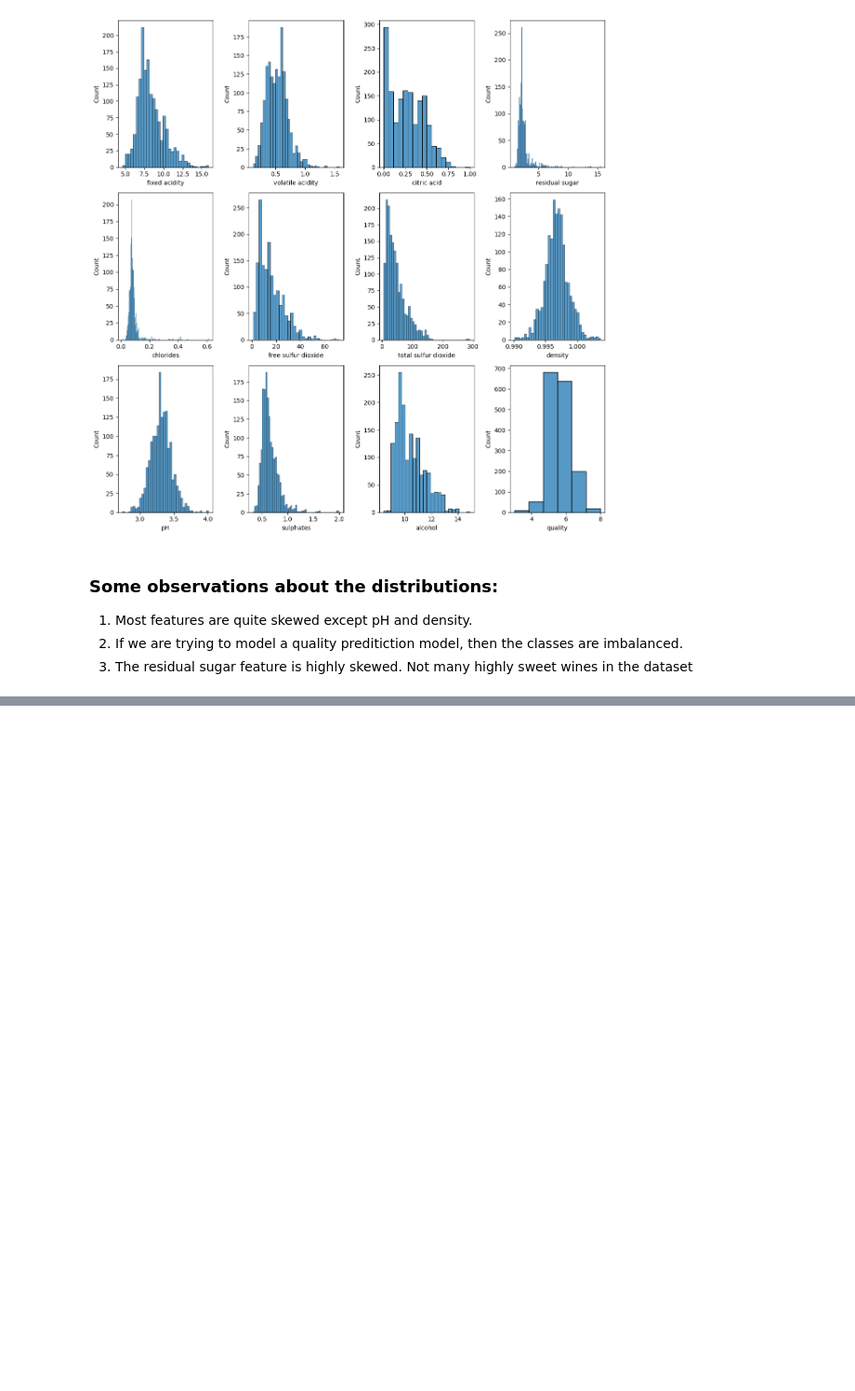
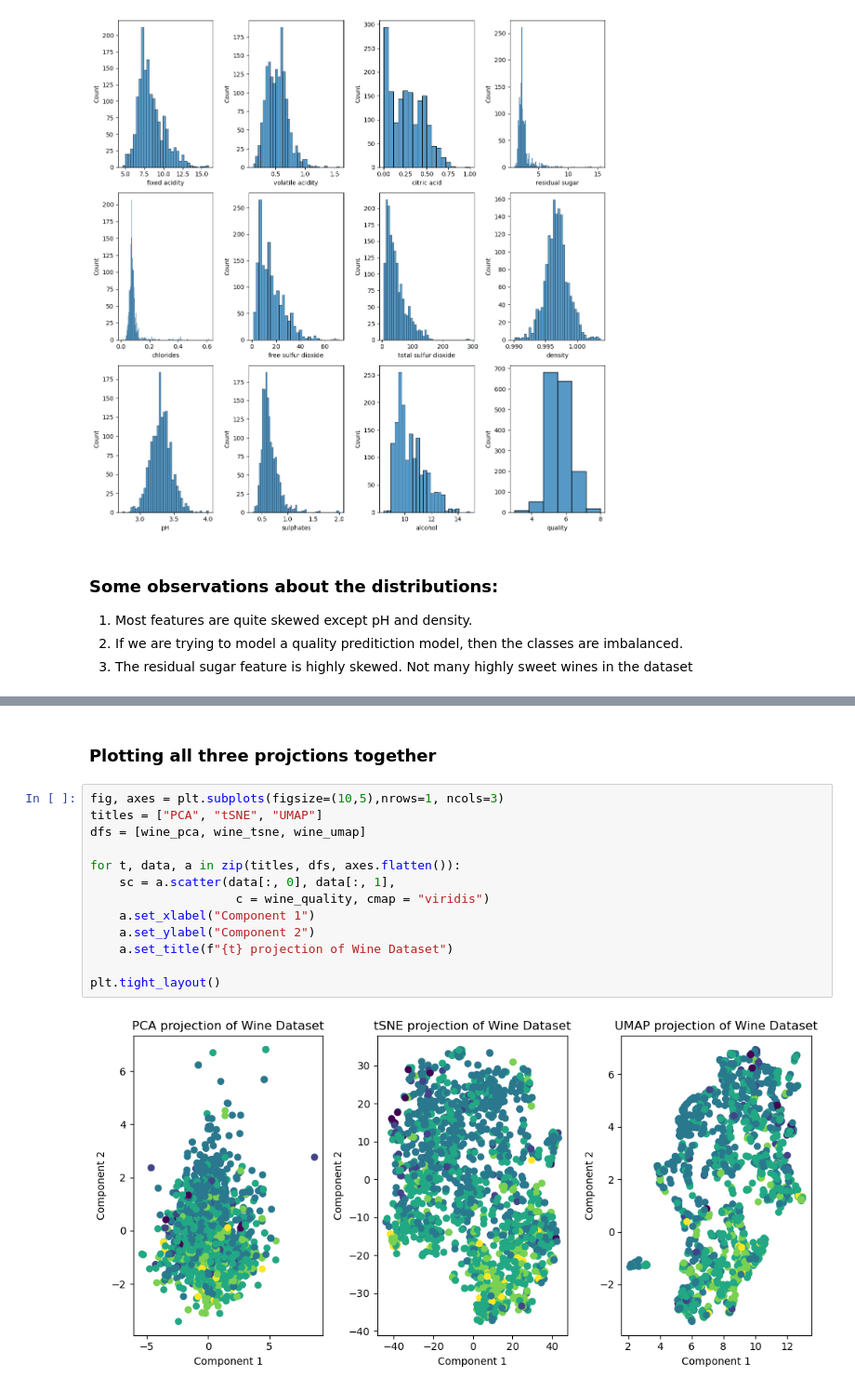
Before and after one commit to Tashhfia/5, a Jupyter notebook: wine_eval.ipynb, the cells around one changed output, grey strips where cells are left out. Shown at 93% size. Drawn from its saved outputs; the diff is of its cells as text; blank space fills up the shorter version.

```diff
--- a/wine_eval.ipynb
+++ b/wine_eval.ipynb
@@ -132,0 +209,17 @@ plt.tight_layout()
+# %% [markdown]
+### Plotting all three projctions together
+# %%
+fig, axes = plt.subplots(figsize=(10,5),nrows=1, ncols=3)
+titles = ["PCA", "tSNE", "UMAP"]
+dfs = [wine_pca, wine_tsne, wine_umap]
+
+for t, data, a in zip(titles, dfs, axes.flatten()):
+    sc = a.scatter(data[:, 0], data[:, 1],
+                    c = wine_quality, cmap = "viridis")
+    a.set_xlabel("Component 1")
+    a.set_ylabel("Component 2")
+    a.set_title(f"{t} projection of Wine Dataset")
+
+plt.tight_layout()
+# %% [output]
+[figure, added]
```
Also changed, not shown: parts of 13 cells of this notebook.
